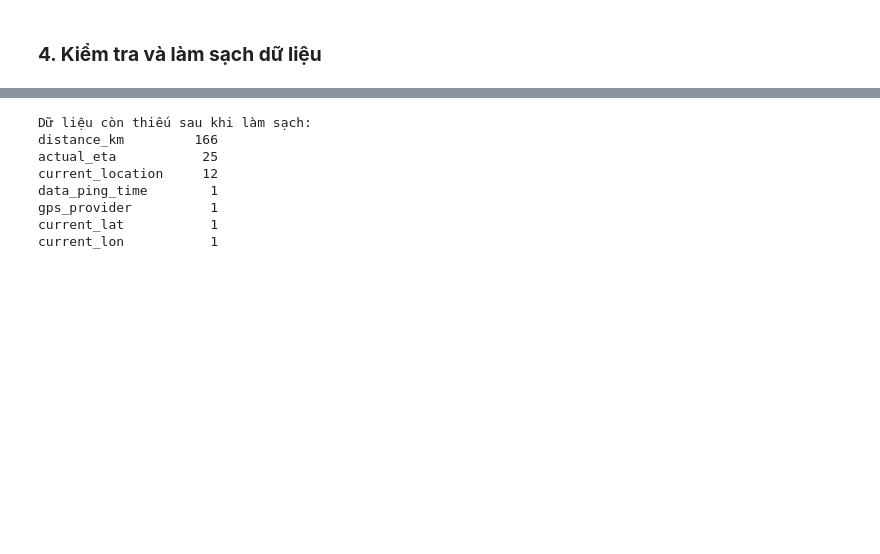
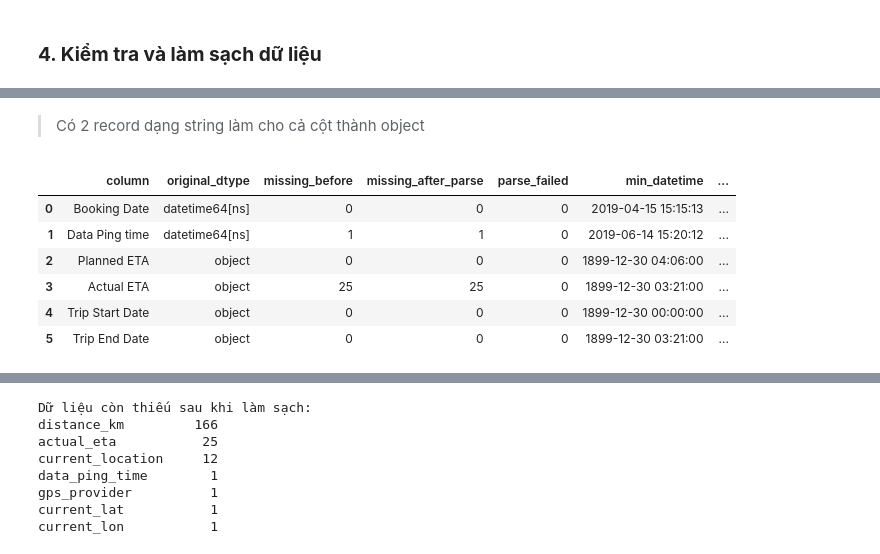
Before and after one commit to ChiBao-v/logistics-delivery-performance-analysis, a Jupyter notebook: python/EDA.ipynb, the cells around one changed output, grey strips where cells are left out. Drawn from its saved outputs; the diff is of its cells as text; code cells hidden in the pictures; blank space fills up the shorter version.

```diff
--- a/python/EDA.ipynb
+++ b/python/EDA.ipynb
@@ -148,0 +297,10 @@ np.int64(0)
+# %%
+DATETIME_COLS_RAW = [
+    "Booking Date",
+    "Data Ping time",
+    "Planned ETA",
+    "Actual ETA",
+    "Trip Start Date",
+    "Trip End Date"]
+
+df_raw[DATETIME_COLS_RAW].dtypes
@@ -148,0 +317,10 @@ np.int64(0)
+# %%
+datetime_object_cols = [
+    "Planned ETA",
+    "Actual ETA",
+    "Trip Start Date",
+    "Trip End Date"]
+
+for col in datetime_object_cols:
+    print(f"\n-{col}-")
+    print(df_raw[col].map(lambda x: type(x).__name__).value_counts(dropna=False))
@@ -148,0 +345,34 @@ np.int64(0)
+# %% [markdown]
+> Có 2 record dạng string làm cho cả cột thành object
+# %%
+# Kiểm tra khả năng parse datetime
+datetime_audit = []
+
+for col in DATETIME_COLS_RAW:
+    parsed = pd.to_datetime(df_raw[col],errors="coerce")
+
+    original_missing = df_raw[col].isna().sum()
+    parsed_missing = parsed.isna().sum()
+
+    datetime_audit.append({
+        "column": col,
+        "original_dtype": str(df_raw[col].dtype),
+        "missing_before": original_missing,
+        "missing_after_parse": parsed_missing,
+        "parse_failed": parsed_missing - original_missing,
+        "min_datetime": parsed.min(),
+        "max_datetime": parsed.max(),
+        "before_2000": (
+            (parsed.dt.year < 2000) & parsed.notna()).sum()
+        })
+
+datetime_audit = pd.DataFrame(datetime_audit)
+datetime_audit
+# %% [output]
+|  | column | original_dtype | missing_before | missing_after_parse | parse_failed | min_datetime | ... |
+| 0 | Booking Date | datetime64[ns] | 0 | 0 | 0 | 2019-04-15 15:15:13 | ... |
+| 1 | Data Ping time | datetime64[ns] | 1 | 1 | 0 | 2019-06-14 15:20:12 | ... |
+| 2 | Planned ETA | object | 0 | 0 | 0 | 1899-12-30 04:06:00 | ... |
+| 3 | Actual ETA | object | 25 | 25 | 0 | 1899-12-30 03:21:00 | ... |
+| 4 | Trip Start Date | object | 0 | 0 | 0 | 1899-12-30 00:00:00 | ... |
+| 5 | Trip End Date | object | 0 | 0 | 0 | 1899-12-30 03:21:00 | ... |
```
Also changed, not shown: parts of 51 cells of this notebook.
